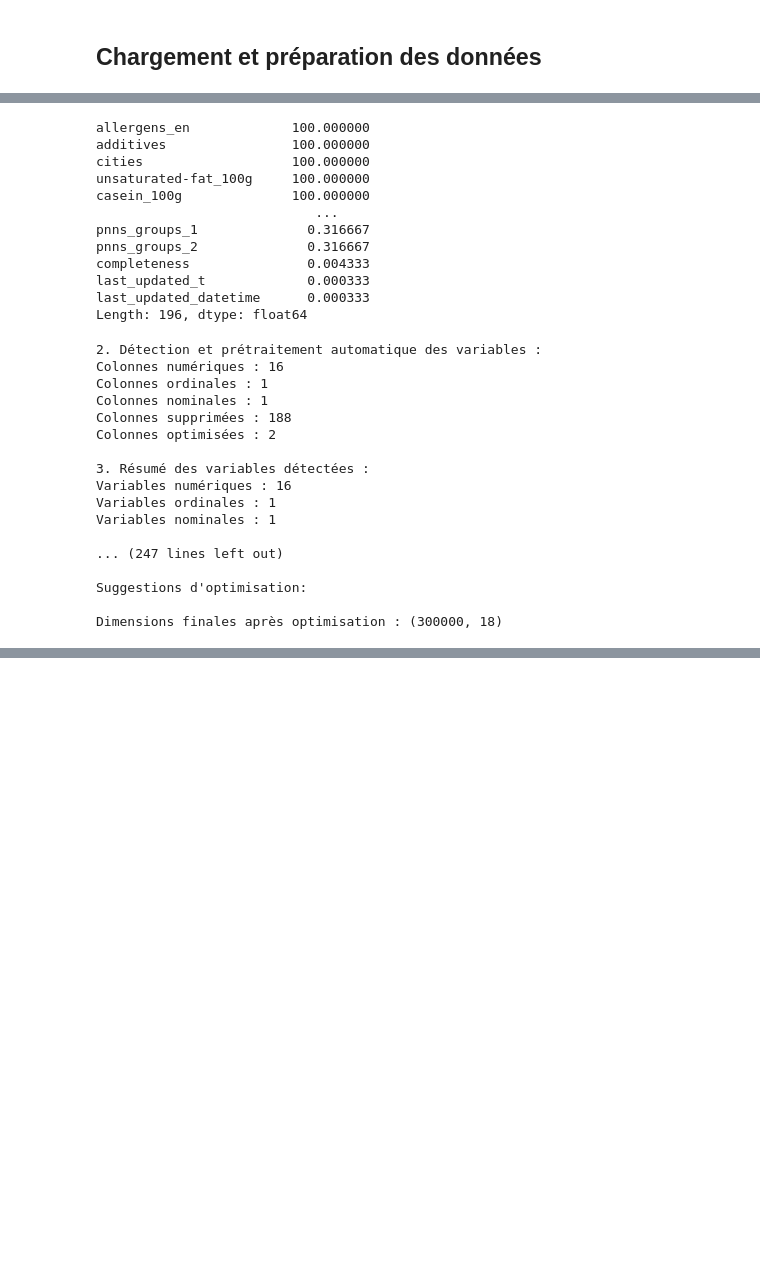
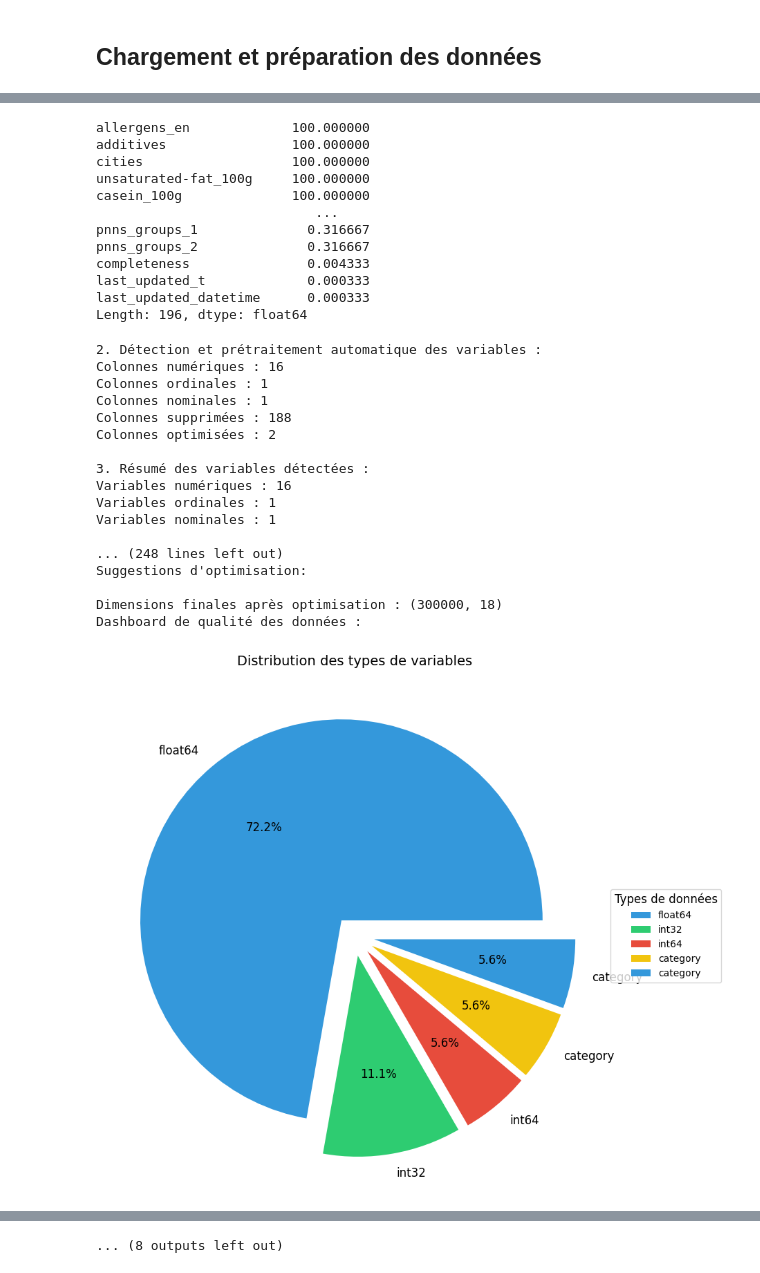
Before and after one commit to HerySon/teaching_ml_bis_2025, a Jupyter notebook: notebooks/Data_exploration_GMM.ipynb, the cells around one changed output, grey strips where cells are left out. Drawn from its saved outputs; the diff is of its cells as text; code cells hidden in the pictures; blank space fills up the shorter version.

Commit message:
feat(visualisation) : Graphs for better visualisation

```diff
--- a/notebooks/Data_exploration_GMM.ipynb
+++ b/notebooks/Data_exploration_GMM.ipynb
@@ -66,6 +66,11 @@ df_processed, feature_info = analyze_and_select_features(
     max_categories=MAX_CATEGORIES,
     min_unique_ratio=MIN_UNIQUE_RATIO,
     missing_threshold=MISSING_THRESHOLD
+)
+from scripts.visualization.data_quality_viz import (
+    plot_data_quality_dashboard,
+    plot_categorical_analysis,
+    plot_memory_usage
 )
 
 # Affichage des résultats du prétraitement
@@ -140,6 +145,18 @@ for suggestion in memory_report['optimization_suggestions']:
 # Mise à jour du DataFrame avec les optimisations
 df = df_optimized.copy()
 print(f"\nDimensions finales après optimisation : {df.shape}")
+
+# Visualisation du dashboard de qualité des données
+print("Dashboard de qualité des données :")
+plot_data_quality_dashboard(df, quality_report)
+
+# Visualisation de l'analyse des variables catégorielles
+print("\nAnalyse des variables catégorielles :")
+plot_categorical_analysis(df, category_distributions)
+
+# Visualisation de l'utilisation de la mémoire
+print("\nUtilisation de la mémoire :")
+plot_memory_usage(memory_report)
 # %% [output]
 1. Analyse de la qualité des données initiales :
 ⚠️ 196 colonnes sur 206 ont des valeurs manquantes.
@@ -159,32 +176,33 @@ Length: 157, dtype: float64
 Nombre de lignes dupliquées : 0
 
 Distribution des valeurs manquantes :
 allergens_en             100.000000
 additives                100.000000
 cities                   100.000000
 unsaturated-fat_100g     100.000000
 casein_100g              100.000000
                             ...
 pnns_groups_1              0.316667
 pnns_groups_2              0.316667
 completeness               0.004333
 last_updated_t             0.000333
 last_updated_datetime      0.000333
 Length: 196, dtype: float64
 2. Détection et prétraitement automatique des variables :
 Colonnes numériques : 16
 Colonnes ordinales : 1
 Colonnes nominales : 1
 Colonnes supprimées : 188
 Colonnes optimisées : 2
 
 3. Résumé des variables détectées :
 Variables numériques : 16
 Variables ordinales : 1
 Variables nominales : 1
 
-... (247 lines left out)
-
+... (248 lines left out)
 Suggestions d'optimisation:
 
 Dimensions finales après optimisation : (300000, 18)
+Dashboard de qualité des données :
+[figure, added]
@@ -190,0 +265 @@ Dimensions finales après optimisation : (300000, 18)
+... (8 outputs left out)
```
Also changed, not shown: parts of 1 cell of this notebook, 7 other files.
